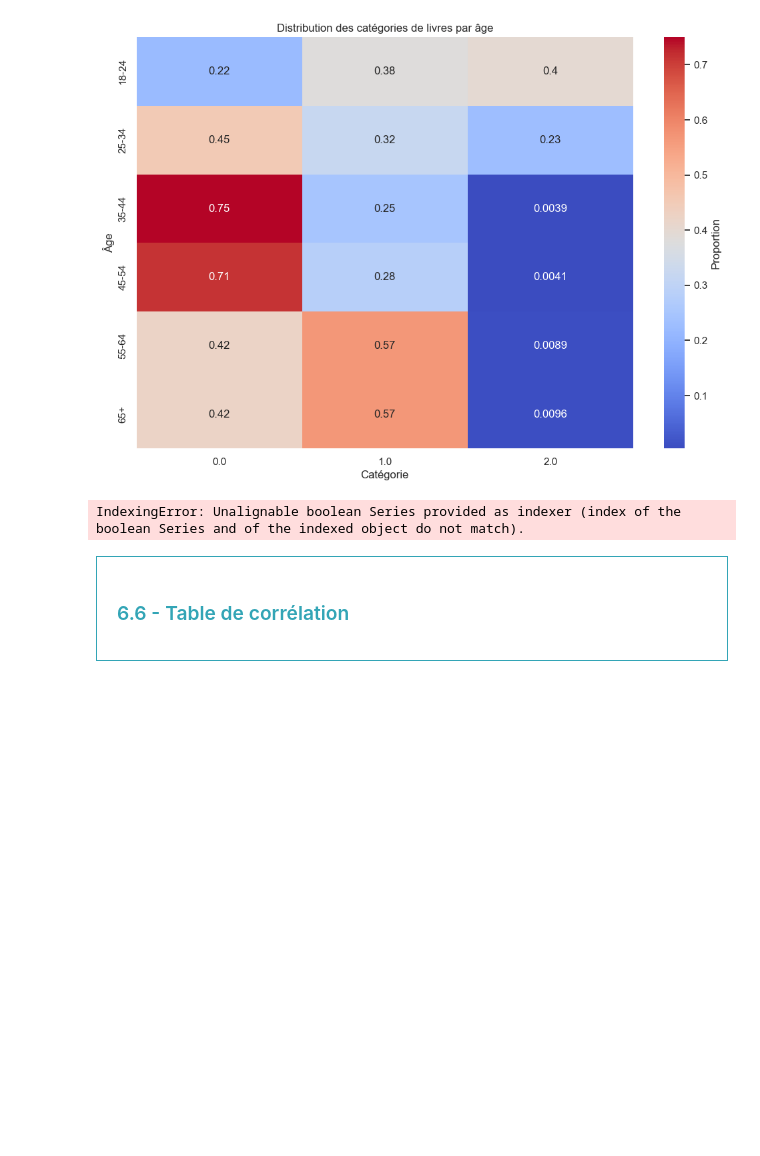
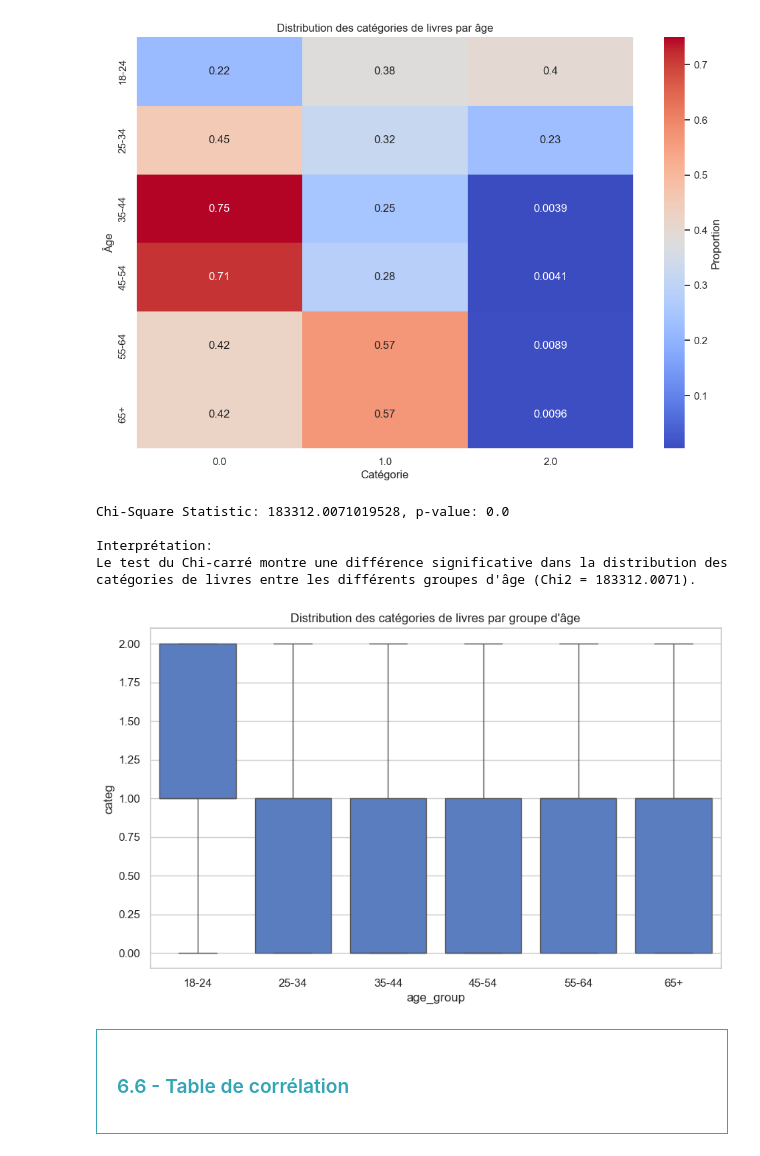
Before and after one commit to obenmaha/analyse-ventes-librairie, a Jupyter notebook: Analyse des Vente_V3.ipynb, the cells around one changed output. Drawn from its saved outputs; the diff is of its cells as text; code cells hidden in the pictures; blank space fills up the shorter version.

```diff
--- a/Analyse des Vente_V3.ipynb
+++ b/Analyse des Vente_V3.ipynb
@@ -1674,13 +1716,3 @@ plt.ylabel("Âge")
 plt.show()
 # %% [output]
 [figure]
-# %%
-# Groupes d'âge pour ANOVA
-age_groups = df_merge_btoc.groupby('client_id')['age'].first()
-grouped_data = [age_category_distribution[age_groups == age_group] for age_group in age_groups.unique()]
-
-# Appliquer ANOVA
-anova_result = f_oneway(*grouped_data)
-print(f"F-statistic (ANOVA pour Fréquence d'Achat par Âge): {anova_result.statistic}, p-value: {anova_result.pvalue}")
-# %% [output]
-IndexingError: Unalignable boolean Series provided as indexer (index of the boolean Series and of the indexed object do not match).
@@ -1718,3 +1719,32 @@ for category, result in anova_results.items():
+# %%
+# Créer une table de contingence entre les groupes d'âge et les catégories de livres
+contingency_table = pd.crosstab(df_merge_btoc['age_group'], df_merge_btoc['categ'])
+
+# Appliquer le test du Chi-carré
+chi2, p, dof, expected = chi2_contingency(contingency_table)
+
+print(f"Chi-Square Statistic: {chi2}, p-value: {p}")
+
+# Interprétation des résultats
+if p < 0.05:
+    print("\nInterprétation:")
+    print(f"Le test du Chi-carré montre une différence significative dans la distribution des catégories de livres entre les différents groupes d'âge (Chi2 = {chi2:.4f}).")
+else:
+    print("\nInterprétation:")
+    print("Le test du Chi-carré ne montre pas de différence significative entre les groupes d'âge en termes de distribution des catégories de livres.")
+# %% [output]
+Chi-Square Statistic: 183312.0071019528, p-value: 0.0
+
+Interprétation:
+Le test du Chi-carré montre une différence significative dans la distribution des catégories de livres entre les différents groupes d'âge (Chi2 = 183312.0071).
+# %%
+# Boxplot pour visualiser la distribution des catégories de livres par groupe d'âge
+plt.figure(figsize=(10, 6))
+sns.boxplot(x='age_group', y='categ', data=df_merge_btoc)
+plt.title("Distribution des catégories de livres par groupe d'âge")
+plt.show()
+# %% [output]
+[figure, added]
 # %% [markdown]
 <div style="border: 1px solid RGB(51,165,182);" >
 <h3 style="margin: auto; padding: 20px; color: RGB(51,165,182); ">6.6 - Table de corrélation</h3>
```
Also changed, not shown: parts of 9 cells of this notebook.
